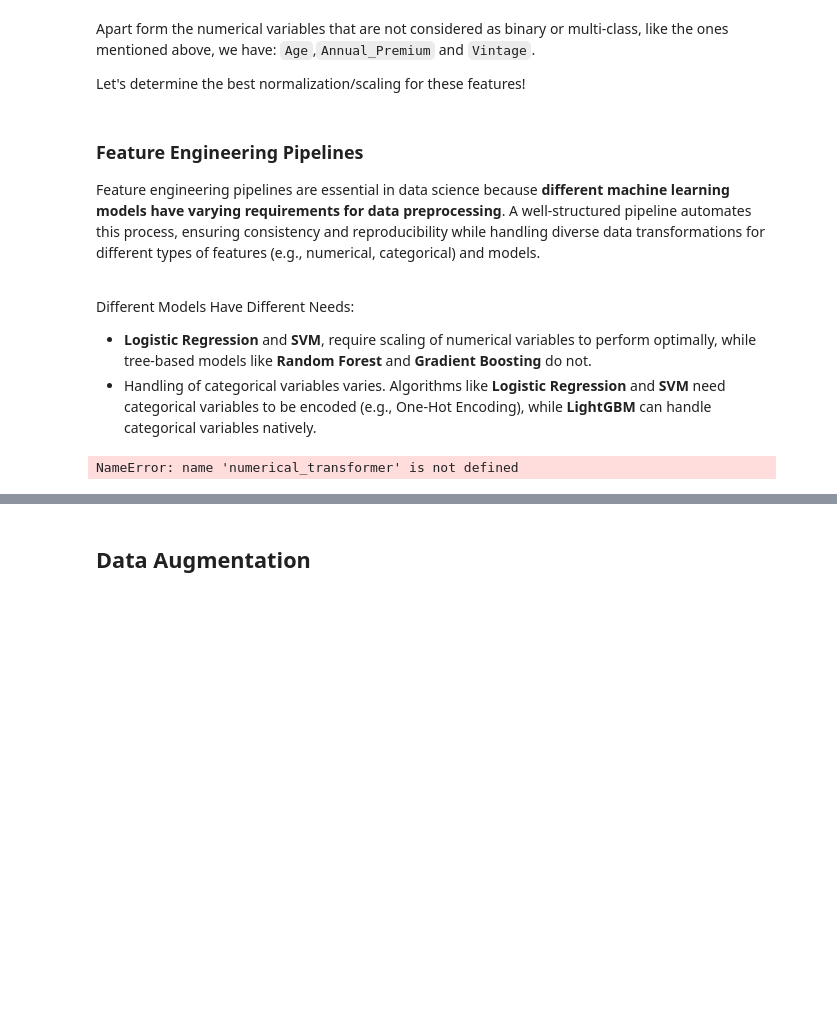
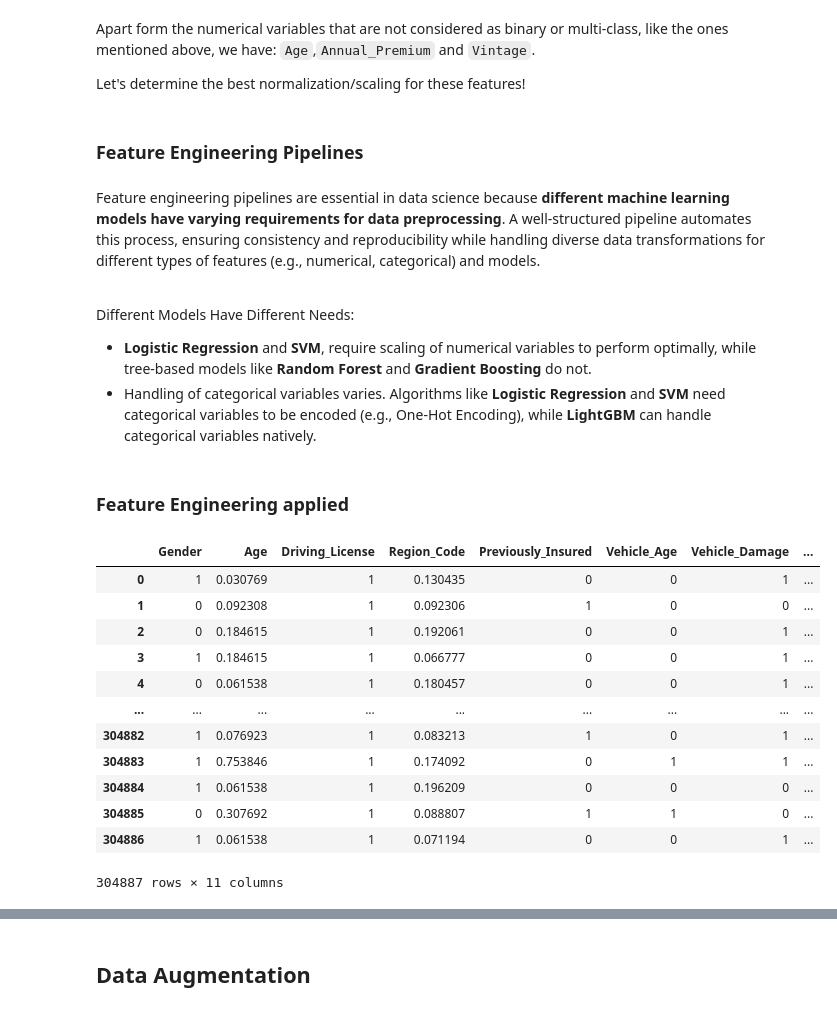
Before and after one commit to HugoTex98/Health-Insurance-Cross-Sell-Prediction, a Jupyter notebook: Health_Insurance_Cross_Sell_Prediction.ipynb, the cells around one changed output, grey strips where cells are left out. Saved outputs shown, nothing was run; the diff lists cells and outputs as text; code cells hidden in the pictures; blank space fills up the shorter version.

```diff
--- a/Health_Insurance_Cross_Sell_Prediction.ipynb
+++ b/Health_Insurance_Cross_Sell_Prediction.ipynb
@@ -1042,9 +1048,9 @@ Apart form the numerical variables that are not considered as binary or multi-cl
 Let's determine the best normalization/scaling for these features!
 # %%
 numerical_vars = ["Age", "Annual_Premium", "Vintage"]
+# %% [markdown]
+### Feature Engineering Pipelines
 # %% [markdown]
-### Feature Engineering Pipelines
-
 Feature engineering pipelines are essential in data science because **different machine learning models have varying requirements for data preprocessing**. A well-structured pipeline automates this process, ensuring consistency and reproducibility while handling diverse data transformations for different types of features (e.g., numerical, categorical) and models.
 <br><br>
 
@@ -1054,20 +1060,20 @@ Different Models Have Different Needs:
  - Handling of categorical variables varies. Algorithms like **Logistic Regression** and **SVM** need categorical variables to be encoded (e.g., One-Hot Encoding), while **LightGBM** can handle categorical variables natively.
 # %%
 # Preprocessing for categorical and numerical features
-preprocessor = ColumnTransformer(
-    transformers=[
-        ('num',
-         feature_engineering.minmaxscale_numeric_columns,
-         numerical_vars),
-        ('ordinal',
-         feature_engineering.ordinal_encoding,
-         categorical_vars_ordinal),
-        ('binary',
-         feature_engineering.categorical_encoding,
-         categorical_vars_binary),
-        ('multi_cat',
-         feature_engineering.leave_one_out_encoding,
-         categorical_vars_multi_categories)
-    ])
+# preprocessor = ColumnTransformer(
+#     transformers=[
+#         ('num',
+#          feature_engineering.minmaxscale_numeric_columns,
+#          numerical_vars),
+#         ('ordinal',
+#          feature_engineering.ordinal_encoding,
+#          categorical_vars_ordinal),
+#         ('binary',
+#          feature_engineering.categorical_encoding,
+#          categorical_vars_binary),
+#         ('multi_cat',
+#          feature_engineering.leave_one_out_encoding,
+#          categorical_vars_multi_categories)
+#     ])
-# %% [output]
-NameError: name 'numerical_transformer' is not defined
+# %% [markdown]
+### Feature Engineering applied
@@ -1074,3 +1087,20 @@ NameError: name 'numerical_transformer' is not defined
+# %%
+df_train_processed = feature_engineering.df
+df_train_processed
+# %% [output]
+|  | Gender | Age | Driving_License | Region_Code | Previously_Insured | Vehicle_Age | Vehicle_Damage | ... |
+| 0 | 1 | 0.030769 | 1 | 0.130435 | 0 | 0 | 1 | ... |
+| 1 | 0 | 0.092308 | 1 | 0.092306 | 1 | 0 | 0 | ... |
+| 2 | 0 | 0.184615 | 1 | 0.192061 | 0 | 0 | 1 | ... |
+| 3 | 1 | 0.184615 | 1 | 0.066777 | 0 | 0 | 1 | ... |
+| 4 | 0 | 0.061538 | 1 | 0.180457 | 0 | 0 | 1 | ... |
+| ... | ... | ... | ... | ... | ... | ... | ... | ... |
+| 304882 | 1 | 0.076923 | 1 | 0.083213 | 1 | 0 | 1 | ... |
+| 304883 | 1 | 0.753846 | 1 | 0.174092 | 0 | 1 | 1 | ... |
+| 304884 | 1 | 0.061538 | 1 | 0.196209 | 0 | 0 | 0 | ... |
+| 304885 | 0 | 0.307692 | 1 | 0.088807 | 1 | 1 | 0 | ... |
+| 304886 | 1 | 0.061538 | 1 | 0.071194 | 0 | 0 | 1 | ... |
+304887 rows × 11 columns
 # %% [markdown]
 ## **Feature Selection**
 
```
Also changed, not shown: parts of 11 cells of this notebook.
